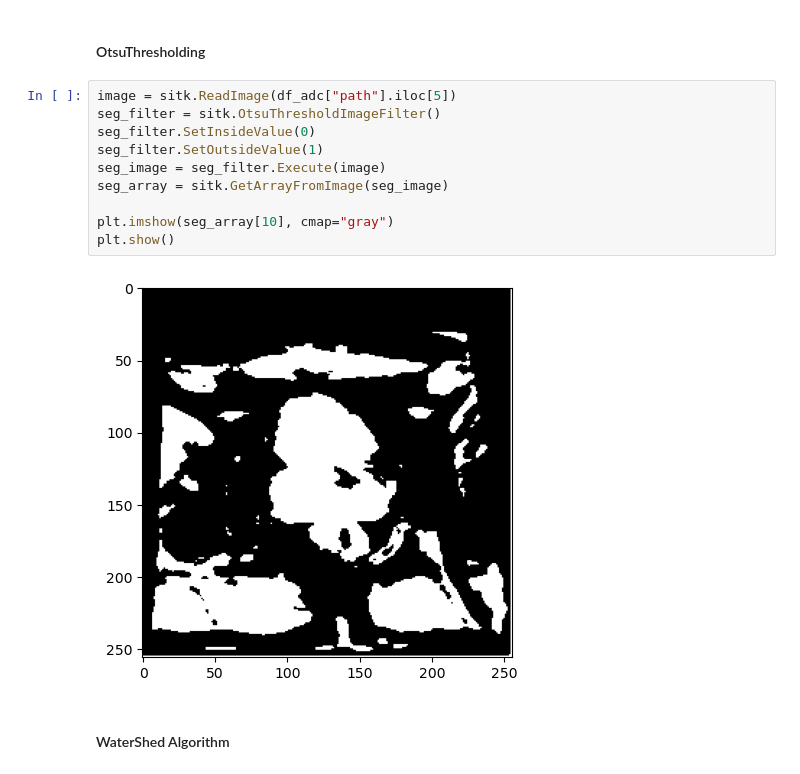
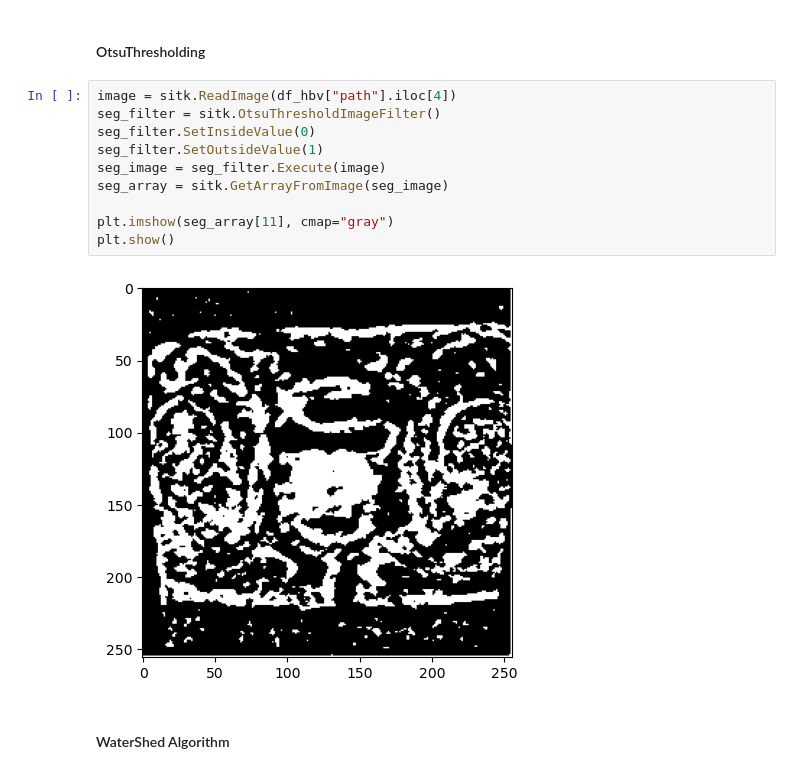
Before and after one commit to Mehrdadt1999/MRI_Preprocessing, a Jupyter notebook: Part3/MRI_preprocessing_part3.ipynb, the cells around one changed output. Saved outputs shown, nothing was run; the diff lists cells and outputs as text.

```diff
--- a/Part3/MRI_preprocessing_part3.ipynb
+++ b/Part3/MRI_preprocessing_part3.ipynb
@@ -119,17 +119,17 @@ df_t2w.to_csv('df_t2w.csv')
 # %% [markdown]
 #### OtsuThresholding
 # %%
-image = sitk.ReadImage(df_adc["path"].iloc[5])
+image = sitk.ReadImage(df_hbv["path"].iloc[4])
 seg_filter = sitk.OtsuThresholdImageFilter()
 seg_filter.SetInsideValue(0)
 seg_filter.SetOutsideValue(1)
 seg_image = seg_filter.Execute(image)
 seg_array = sitk.GetArrayFromImage(seg_image)
 
-plt.imshow(seg_array[10], cmap="gray")
+plt.imshow(seg_array[11], cmap="gray")
 plt.show()
 # %% [output]
-[figure, old version]
+[figure, new version]
 # %% [markdown]
 #### WaterShed Algorithm
 # %%
```
Also changed, not shown: parts of 9 cells of this notebook.
